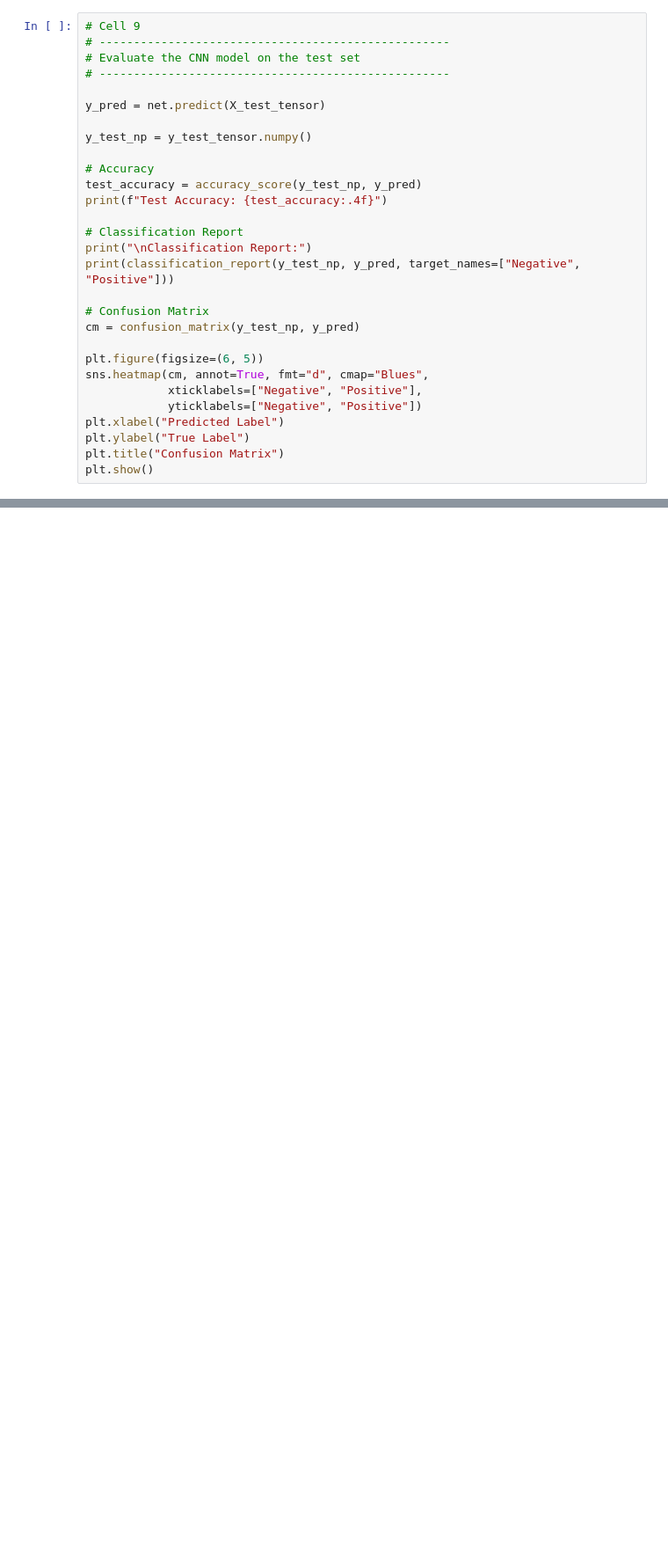
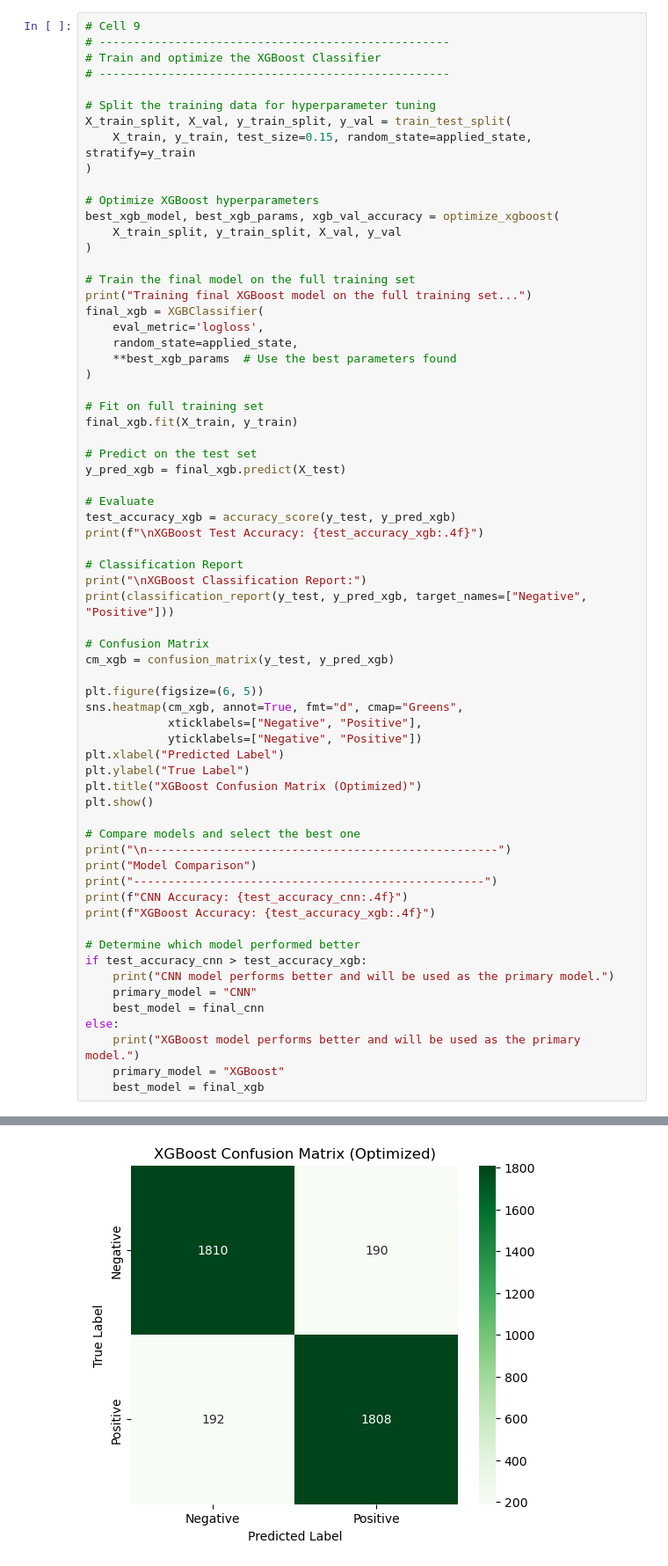
Before and after one commit to djhepker/ml_ai_proj_2, a Jupyter notebook: proj2.ipynb, the cells around one changed output, grey strips where cells are left out. Shown at 88% size. Cells and saved outputs as stored; diff of their text form; blank space fills up the shorter version.

```diff
--- a/proj2.ipynb
+++ b/proj2.ipynb
@@ -377,29 +722,67 @@ print(f"Training completed in {training_time:.2f} seconds.")
 # %%
 # Cell 9
 # ---------------------------------------------------
-# Evaluate the CNN model on the test set
+# Train and optimize the XGBoost Classifier
 # ---------------------------------------------------
 
-y_pred = net.predict(X_test_tensor)
+# Split the training data for hyperparameter tuning
+X_train_split, X_val, y_train_split, y_val = train_test_split(
+    X_train, y_train, test_size=0.15, random_state=applied_state, stratify=y_train
+)
 
-y_test_np = y_test_tensor.numpy()
+# Optimize XGBoost hyperparameters
+best_xgb_model, best_xgb_params, xgb_val_accuracy = optimize_xgboost(
+    X_train_split, y_train_split, X_val, y_val
+)
 
-# Accuracy
-test_accuracy = accuracy_score(y_test_np, y_pred)
-print(f"Test Accuracy: {test_accuracy:.4f}")
+# Train the final model on the full training set
+print("Training final XGBoost model on the full training set...")
+final_xgb = XGBClassifier(
+    eval_metric='logloss',
+    random_state=applied_state,
+    **best_xgb_params  # Use the best parameters found
+)
+
+# Fit on full training set
+final_xgb.fit(X_train, y_train)
+
+# Predict on the test set
+y_pred_xgb = final_xgb.predict(X_test)
+
+# Evaluate
+test_accuracy_xgb = accuracy_score(y_test, y_pred_xgb)
+print(f"\nXGBoost Test Accuracy: {test_accuracy_xgb:.4f}")
 
 # Classification Report
-print("\nClassification Report:")
-print(classification_report(y_test_np, y_pred, target_names=["Negative", "Positive"]))
+print("\nXGBoost Classification Report:")
+print(classification_report(y_test, y_pred_xgb, target_names=["Negative", "Positive"]))
 
 # Confusion Matrix
-cm = confusion_matrix(y_test_np, y_pred)
+cm_xgb = confusion_matrix(y_test, y_pred_xgb)
 
 plt.figure(figsize=(6, 5))
-sns.heatmap(cm, annot=True, fmt="d", cmap="Blues",
+sns.heatmap(cm_xgb, annot=True, fmt="d", cmap="Greens",
             xticklabels=["Negative", "Positive"],
             yticklabels=["Negative", "Positive"])
 plt.xlabel("Predicted Label")
 plt.ylabel("True Label")
-plt.title("Confusion Matrix")
+plt.title("XGBoost Confusion Matrix (Optimized)")
 plt.show()
+
+# Compare models and select the best one
+print("\n---------------------------------------------------")
+print("Model Comparison")
+print("---------------------------------------------------")
+print(f"CNN Accuracy: {test_accuracy_cnn:.4f}")
+print(f"XGBoost Accuracy: {test_accuracy_xgb:.4f}")
+
+# Determine which model performed better
+if test_accuracy_cnn > test_accuracy_xgb:
+    print("CNN model performs better and will be used as the primary model.")
+    primary_model = "CNN"
+    best_model = final_cnn
+else:
+    print("XGBoost model performs better and will be used as the primary model.")
+    primary_model = "XGBoost"
+    best_model = final_xgb
+# %% [output]
@@ -405,0 +806 @@ plt.show()
+[figure, added]
```
Also changed, not shown: parts of 12 cells of this notebook.
